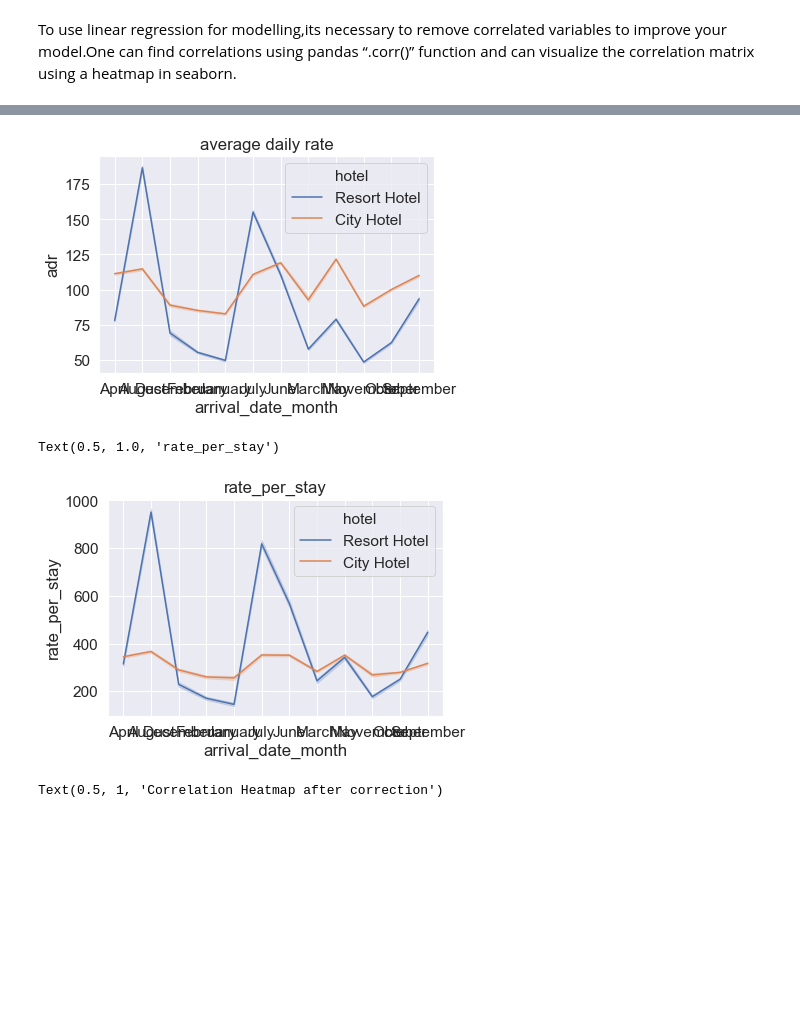
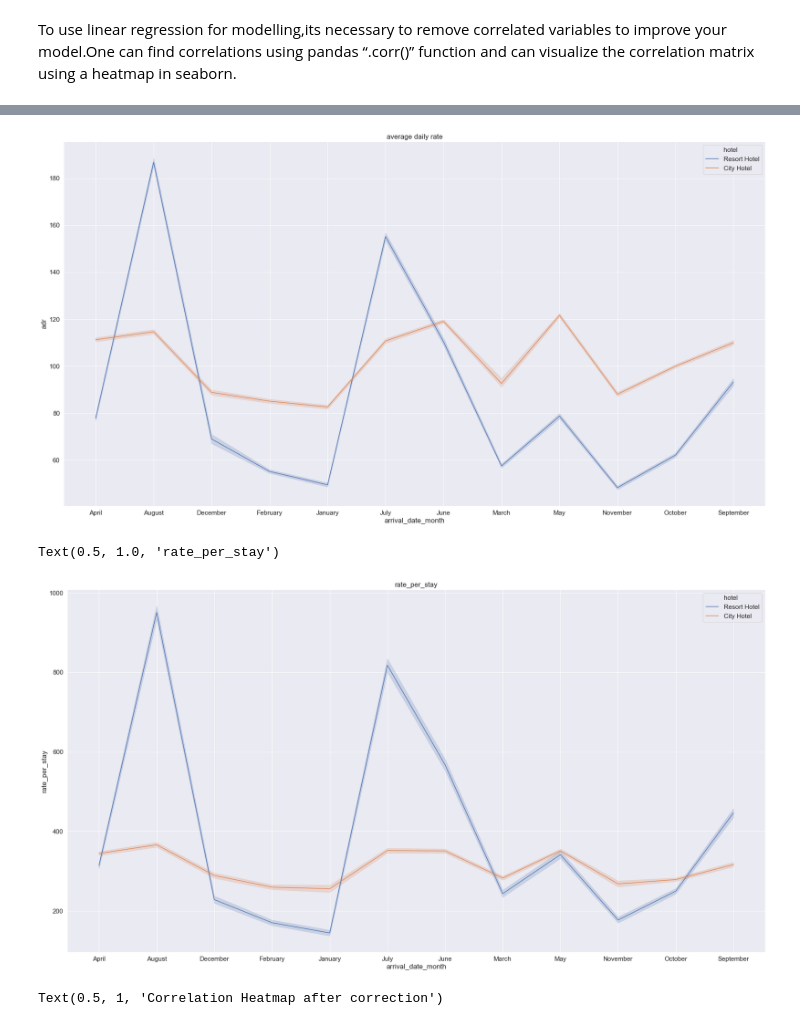
Before and after one commit to dipenpratap/Data-Mining, a Jupyter notebook: Project 1/project_1.ipynb, the cells around one changed output, grey strips where cells are left out. Saved outputs shown, nothing was run; the diff lists cells and outputs as text; code cells hidden in the pictures; blank space fills up the shorter version.

```diff
--- a/Project 1/project_1.ipynb
+++ b/Project 1/project_1.ipynb
@@ -64,6 +64,11 @@ memory usage: 29.1+ MB
     the NaN values present in the dataset."""
 # %% [output]
 ' Here we can see that data has int, float and object values. First of all we have to represent the object\n    values to some numerical values so that we can perform exploratory data analysis. Also,  ...
+# %%
+# Just a plot function
+def plotter():
+    plt.figure(figsize=(30, 16))
+    sns.set(font_scale=1.4)
 # %%
 # Cleaning the dataset (looking for outliers and NaN values)
 data_size = dataset.shape
@@ -172,11 +183,13 @@ dataset['rate_per_stay'] = dataset['adr'] * (dataset['stays_in_weekend_nights']
 # %%
+plotter()
 sns.lineplot(data = dataset, x = 'arrival_date_month', y = 'adr', hue = 'hotel').set_title("average daily rate")
 plt.show()
+plotter()
 sns.lineplot(data = dataset, x = 'arrival_date_month', y = 'rate_per_stay', hue = 'hotel').set_title("rate_per_stay")
 # %% [output]
-[figure, old version]
+[figure, new version]
 Text(0.5, 1.0, 'rate_per_stay')
-[figure, old version]
+[figure, new version]
 # %%
 #Graphs show a clear trend where certian months have a higher overall price paid and adr
 # %%
```
Also changed, not shown: parts of 12 cells of this notebook.
